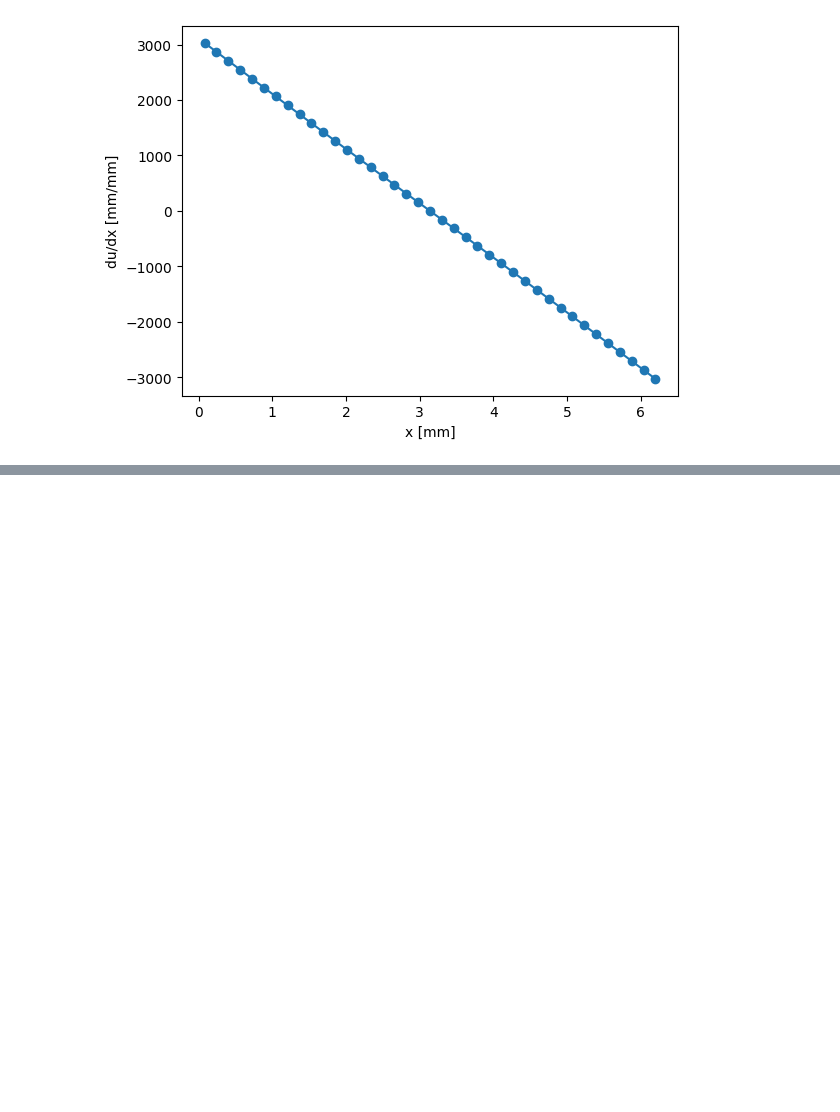
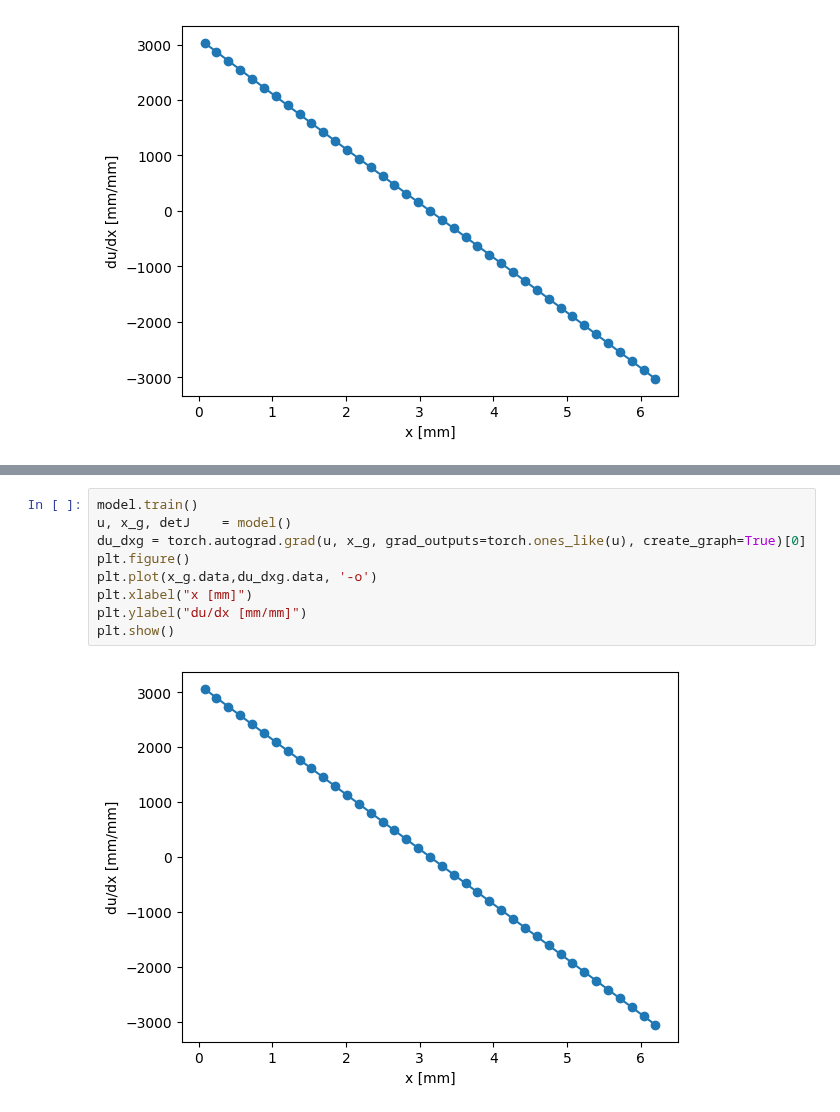
Before and after one commit to AlexandreDabySeesaram/Simplified_1D_NeuROM, a Jupyter notebook: demos/1D_element_based.ipynb, the cells around one changed output, grey strips where cells are left out. Cells and saved outputs as stored; diff of their text form; blank space fills up the shorter version.

```diff
--- a/demos/1D_element_based.ipynb
+++ b/demos/1D_element_based.ipynb
@@ -404,0 +461,11 @@ plt.show()
+# %%
+model.train()
+u, x_g, detJ    = model()
+du_dxg = torch.autograd.grad(u, x_g, grad_outputs=torch.ones_like(u), create_graph=True)[0]
+plt.figure()
+plt.plot(x_g.data,du_dxg.data, '-o')
+plt.xlabel("x [mm]")
+plt.ylabel("du/dx [mm/mm]")
+plt.show()
+# %% [output]
+[figure, added]
```
Also changed, not shown: parts of 6 cells of this notebook, 1 other file.
